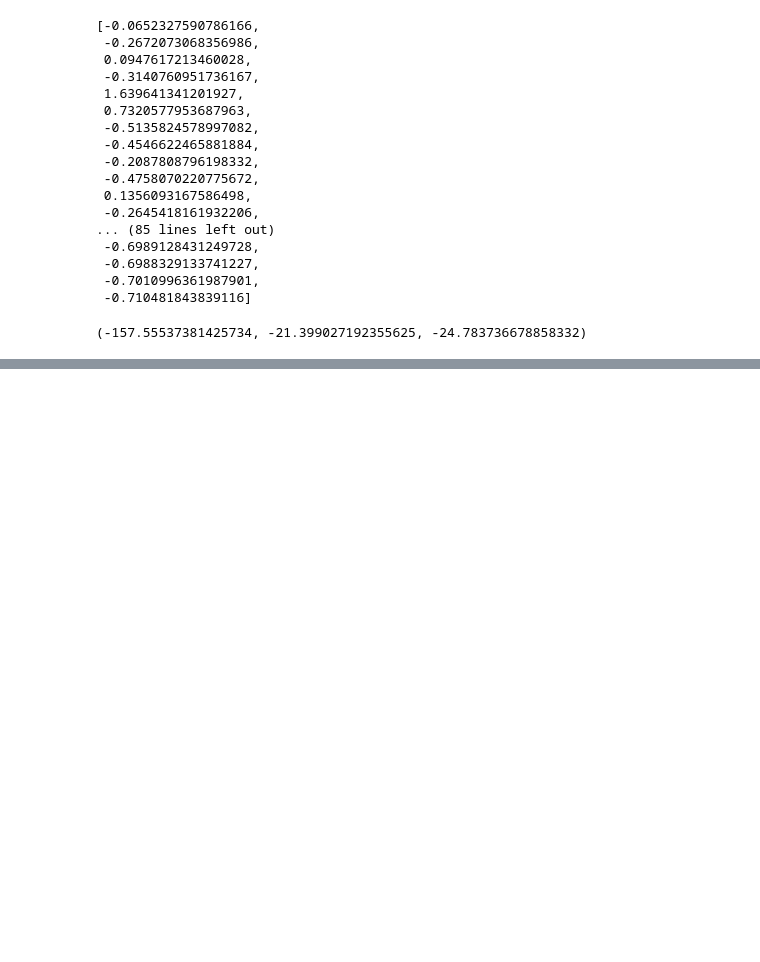
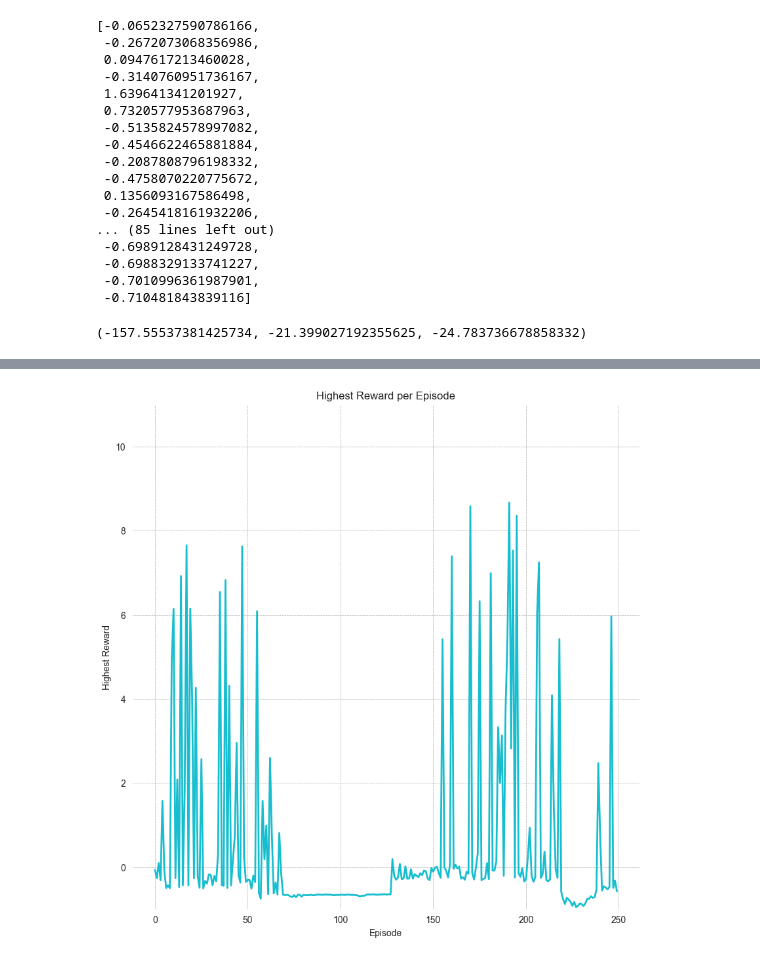
Before and after one commit to rini71216/AstroArm, a Jupyter notebook: Simulations/plots.ipynb, the cells around one changed output, grey strips where cells are left out. Drawn from its saved outputs; the diff is of its cells as text; code cells hidden in the pictures; blank space fills up the shorter version.

```diff
--- a/Simulations/plots.ipynb
+++ b/Simulations/plots.ipynb
@@ -408,0 +408,24 @@ No artists with labels found to put in legend.  Note that artists whose label st
+# %%
+import matplotlib.pyplot as plt
+import pandas as pd
+import numpy as np
+plt.rcParams['axes.facecolor'] = 'white'
+# create data
+exp1 = pd.read_csv("/Users/eirinipanteli/PycharmProjects/robotic-hand-simulations/Simulations/OpenDoor/PPO_episode_score_experiment_1.csv")
+exp2 = pd.read_csv("/Users/eirinipanteli/PycharmProjects/robotic-hand-simulations/Simulations/OpenDoor/PPO_episode_score_experiment_2.csv")
+exp3 = pd.read_csv("/Users/eirinipanteli/PycharmProjects/robotic-hand-simulations/Simulations/OpenDoor/PPO_episode_score.csv")[:250]
+d = 350*np.ones(exp3.shape[0])
+# plot lines
+plt.figure(figsize=(10,10))
+plt.plot(exp3['Episode'], (exp3['Score']/350), color='tab:cyan', linewidth=2)
+
+# === Plot Reward Curve ===
+plt.title("Highest Reward per Episode")
+plt.xlabel("Episode")
+plt.ylabel("Highest Reward")
+
+plt.ylim((-1,11))
+plt.grid(color='darkgray', linestyle='dashed', linewidth = "0.5")
+plt.savefig('classical.png', dpi=1000)
+# %% [output]
+[figure, added]
```
Also changed, not shown: parts of 2 cells of this notebook.
